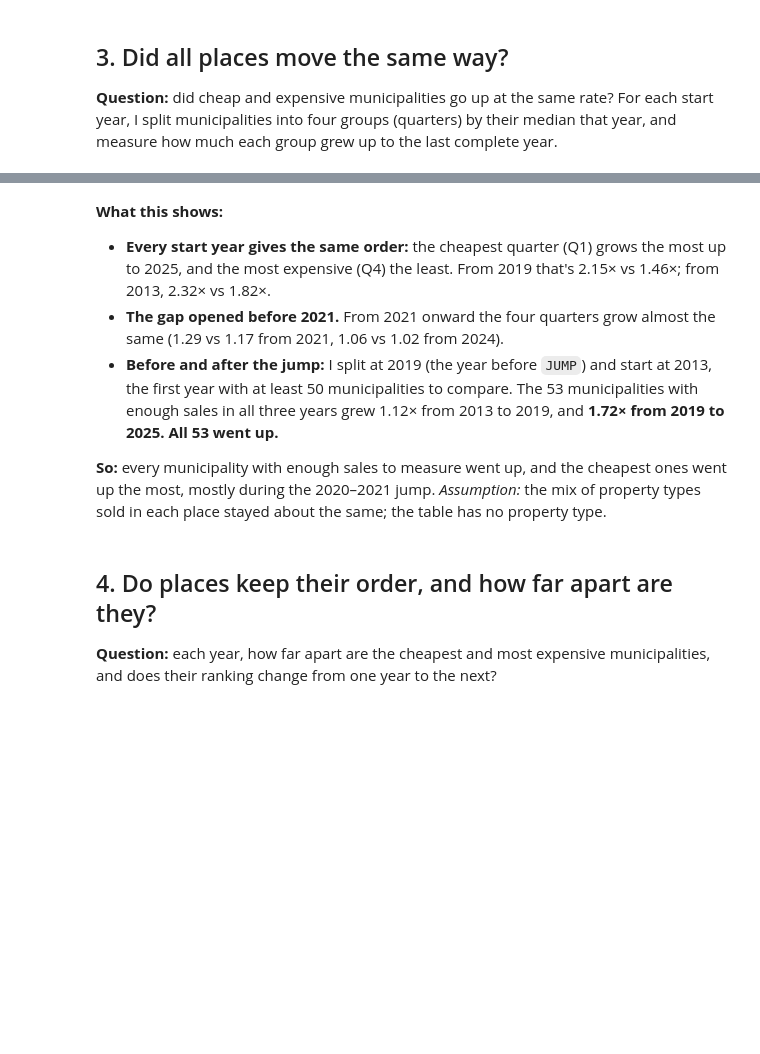
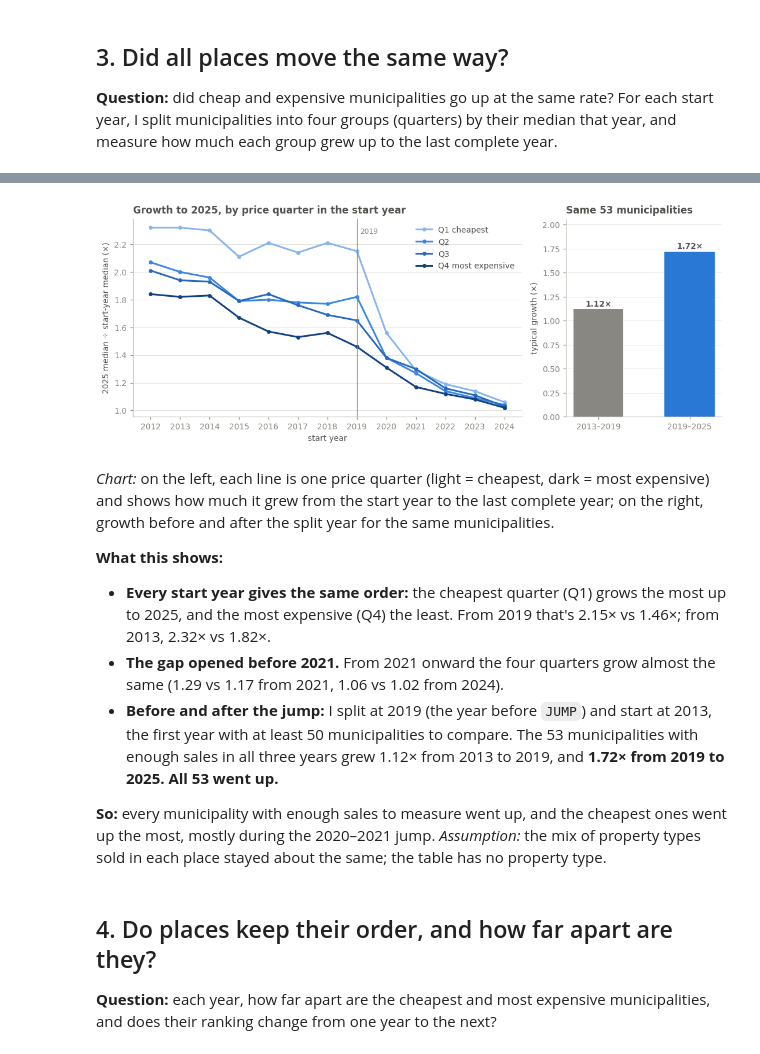
Before and after one commit to hithaishree98/Alleghany_county_property_sales_transaction, a Jupyter notebook: notebooks/04_output_table.ipynb, the cells around one changed output, grey strips where cells are left out. Cells and saved outputs as stored; diff of their text form; code cells hidden in the pictures; blank space fills up the shorter version.

```diff
--- a/notebooks/04_output_table.ipynb
+++ b/notebooks/04_output_table.ipynb
@@ -38,19 +49,9 @@ FROM {G}
 
 **Question:** before looking at any price: in each year, how many records are coded valid, how many haven't been reviewed by the County yet, and how many municipalities have enough sales to compare?
 # %%
-show(f"""
-SELECT sale_year,
-       sum(records_total) AS records,
-       sum(valid_sales_used) AS valid_sales_used,
-       round(100.0 * sum(records_valid) / sum(records_total), 1) AS pct_valid,
-       round(100.0 * sum(records_undetermined) / sum(records_total), 1) AS pct_undetermined,
-       count(*) FILTER (WHERE valid_sales_used >= {MIN_SALES}) AS municipalities_comparable,
-       count(*) FILTER (WHERE median_price IS NULL) AS rows_without_median,
-       bool_or(is_partial_year) AS partial, bool_or(is_provisional) AS provisional
-FROM {G} GROUP BY 1 ORDER BY 1
-""", rows=50)
+show(Q.coverage_by_year(), rows=50, echo=True)
 
 # The latest year whose numbers are final, used as the end point below
-LATEST = con.execute(f"SELECT max(sale_year) FROM {G} WHERE NOT is_provisional").fetchall()[0][0]
+LATEST = Q.latest_complete_year(con)
 print("latest complete year:", LATEST)
 # %% [output]
@@ -195,7 +216,37 @@ WHERE a.sale_year = (SELECT y FROM first_) AND b.sale_year = {JUMP} - 1 AND c.sa
 ├───────────┼────────────┼─────────┼────────────────┼───────────────────────┼──────────────────────┼────────────┤
 │      2013 │       2019 │    2025 │             53 │                  1.12 │                 1.72 │         53 │
 └───────────┴────────────┴─────────┴────────────────┴───────────────────────┴──────────────────────┴────────────┘
+# %%
+qg = df(Q.quarter_growth(LATEST))
+ba = df(Q.before_after(JUMP, LATEST)).iloc[0]
+names = {"Q1": "Q1 cheapest", "Q2": "Q2", "Q3": "Q3", "Q4": "Q4 most expensive"}
+
+fig, (left, right) = plt.subplots(1, 2, figsize=(10, 4), gridspec_kw={"width_ratios": [3, 1.2]})
+for q, colour in zip(["Q1", "Q2", "Q3", "Q4"], RAMP):
+    left.plot(qg.start_year, qg[q], color=colour, marker="o", markersize=3.5, label=names[q])
+left.axvline(JUMP - 1, color=MUTED, linewidth=0.8)
+left.text(JUMP - 1 + 0.1, qg[["Q1", "Q2", "Q3", "Q4"]].max().max(), f"{JUMP - 1}", color=MUTED, fontsize=8, va="top")
+left.set_title(f"Growth to {LATEST}, by price quarter in the start year")
+left.set_ylabel(f"{LATEST} median ÷ start-year median (×)")
+left.set_xlabel("start year")
+left.set_xticks(qg.start_year)
+left.legend(loc="upper right")
+
+labels = [f"{int(ba.from_year)}–{int(ba.split_year)}", f"{int(ba.split_year)}–{int(ba.to_year)}"]
+values = [ba.typical_growth_before, ba.typical_growth_after]
+right.bar(labels, values, 0.55, color=[MUTED, BLUE])
+for i, v in enumerate(values):
+    right.text(i, v + 0.03, f"{v:.2f}×", ha="center", fontweight="bold")
+right.set_ylim(0, max(values) * 1.2)
+right.set_title(f"Same {int(ba.municipalities)} municipalities")
+right.set_ylabel("typical growth (×)")
+plt.tight_layout()
+plt.show()
+# %% [output]
+[figure, added]
 # %% [markdown]
+*Chart:* on the left, each line is one price quarter (light = cheapest, dark = most expensive) and shows how much it grew from the start year to the last complete year; on the right, growth before and after the split year for the same municipalities.
+
 **What this shows:**
 - **Every start year gives the same order:** the cheapest quarter (Q1) grows the most up to 2025, and the most expensive (Q4) the least. From 2019 that's 2.15× vs 1.46×; from 2013, 2.32× vs 1.82×.
 - **The gap opened before 2021.** From 2021 onward the four quarters grow almost the same (1.29 vs 1.17 from 2021, 1.06 vs 1.02 from 2024).
```
Also changed, not shown: parts of 17 cells of this notebook, 10 other files.
